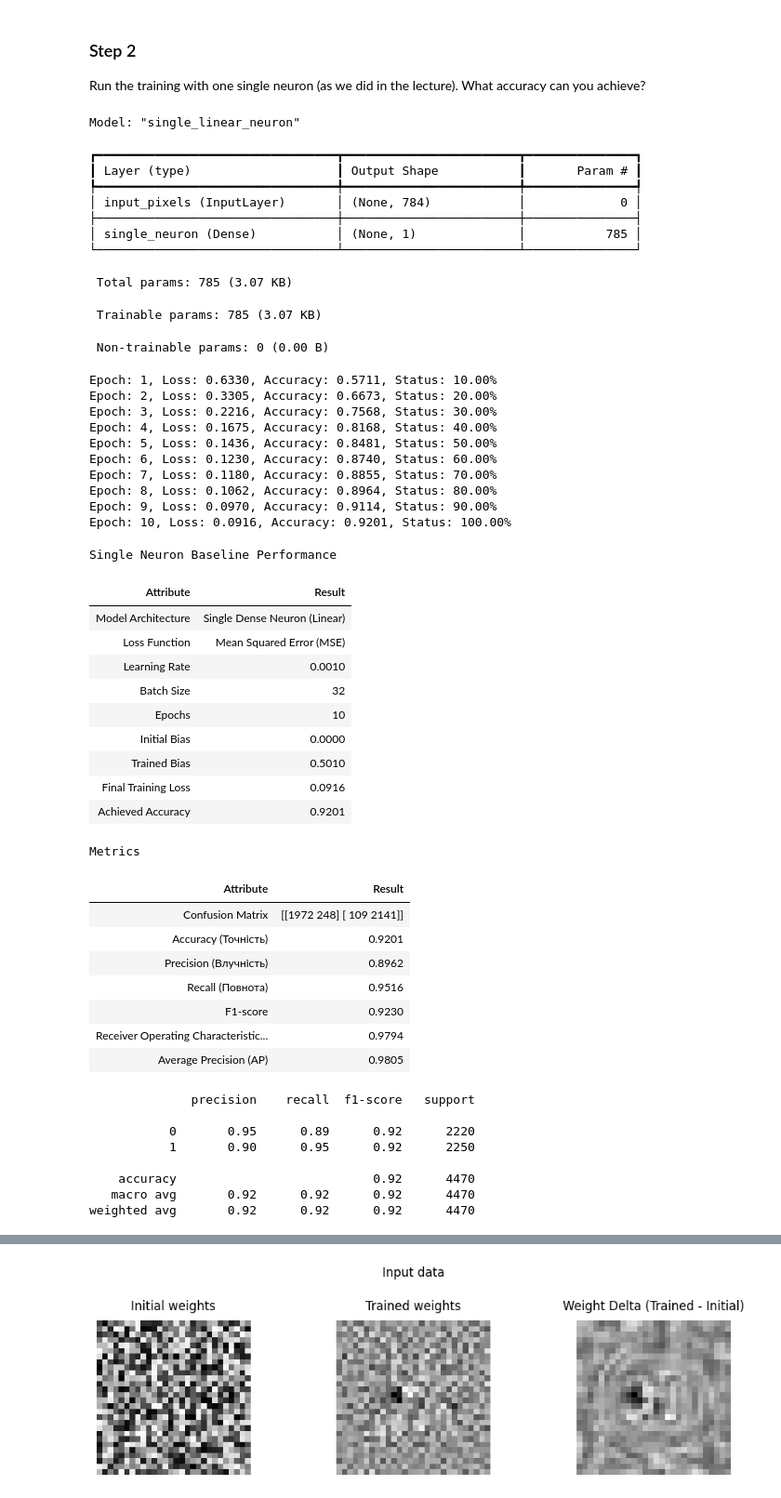
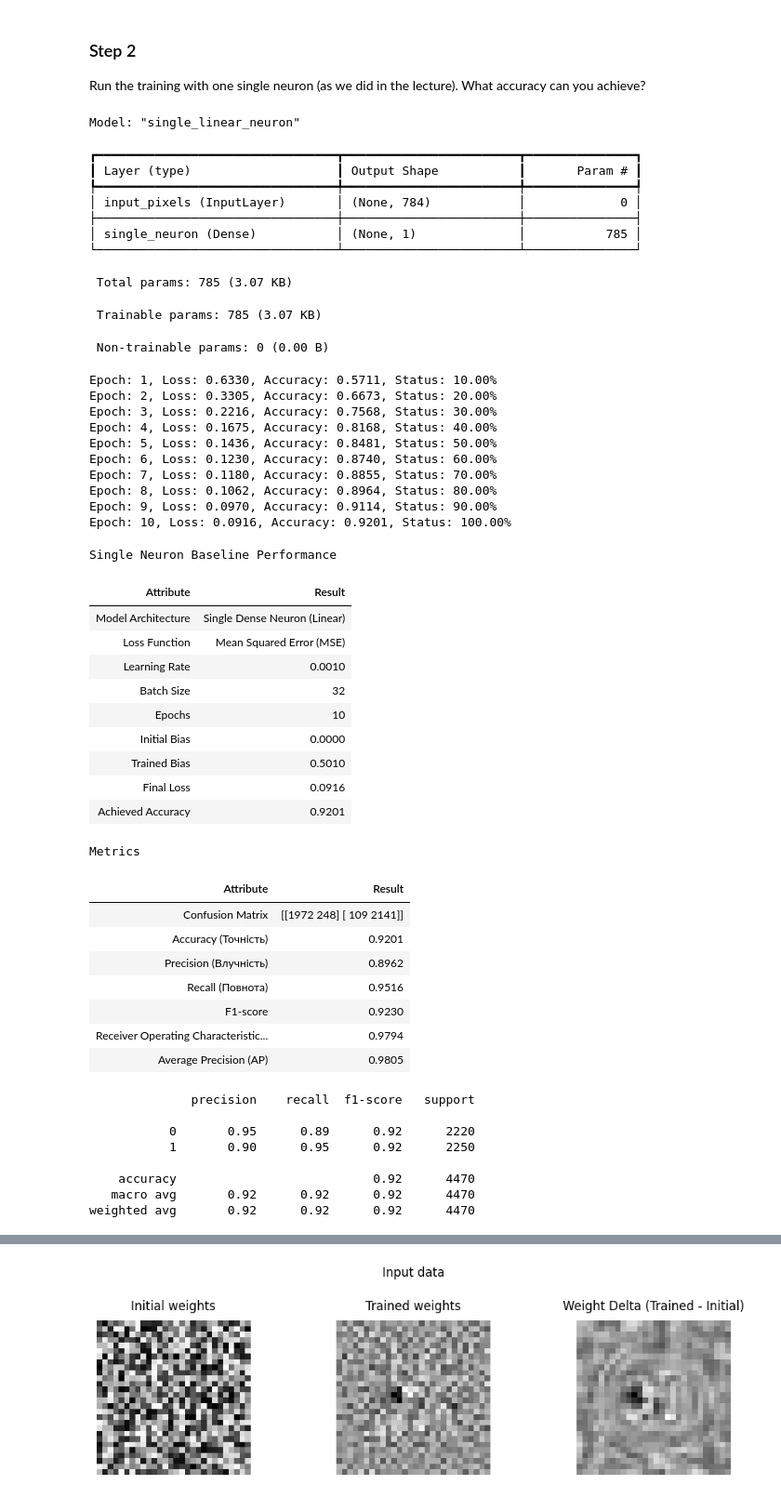
Before and after one commit to BogdanPinchuk/ComputerVision-PBY_HW12, a Jupyter notebook: Bohdan_Pinchuk_CV_HW12.ipynb, the cells around one changed output, grey strips where cells are left out. Shown at 93% size. Saved outputs shown, nothing was run; the diff lists cells and outputs as text; code cells hidden in the pictures.

```diff
--- a/Bohdan_Pinchuk_CV_HW12.ipynb
+++ b/Bohdan_Pinchuk_CV_HW12.ipynb
@@ -289,44 +289,44 @@ rp.add_item("Batch Size", str(batch_size))
 rp.add_item("Epochs", str(n_epochs))
 rp.add_item("Initial Bias", rp.format_value(float(bias_init[0])))
 rp.add_item("Trained Bias", rp.format_value(float(bias_trained[0])))
-rp.add_item("Final Training Loss", rp.format_value(losses_single[-1]))
+rp.add_item("Final Loss", rp.format_value(losses_single[-1]))
 rp.add_item("Achieved Accuracy", rp.format_value(accuracies_single[-1]))
 
 # Print results
-rp.print_pd_report(" Single Neuron Baseline Performance")
-_ = mn.calc_class_metrics(labels, labels_pred, labels_prob)
+rp.print_pd_report("Single Neuron Baseline Performance")
+df_metrics_single = mn.calc_class_metrics(labels, labels_pred, labels_prob)
 # %% [output]
 Model: "single_linear_neuron"
 ┏━━━━━━━━━━━━━━━━━━━━━━━━━━━━━━━━━┳━━━━━━━━━━━━━━━━━━━━━━━━┳━━━━━━━━━━━━━━━┓
 ┃ Layer (type)                    ┃ Output Shape           ┃       Param # ┃
 ┡━━━━━━━━━━━━━━━━━━━━━━━━━━━━━━━━━╇━━━━━━━━━━━━━━━━━━━━━━━━╇━━━━━━━━━━━━━━━┩
 │ input_pixels (InputLayer)       │ (None, 784)            │             0 │
 ├─────────────────────────────────┼────────────────────────┼───────────────┤
 │ single_neuron (Dense)           │ (None, 1)              │           785 │
 └─────────────────────────────────┴────────────────────────┴───────────────┘
  Total params: 785 (3.07 KB)
  Trainable params: 785 (3.07 KB)
  Non-trainable params: 0 (0.00 B)
 Epoch: 1, Loss: 0.6330, Accuracy: 0.5711, Status: 10.00%
 Epoch: 2, Loss: 0.3305, Accuracy: 0.6673, Status: 20.00%
 Epoch: 3, Loss: 0.2216, Accuracy: 0.7568, Status: 30.00%
 Epoch: 4, Loss: 0.1675, Accuracy: 0.8168, Status: 40.00%
 Epoch: 5, Loss: 0.1436, Accuracy: 0.8481, Status: 50.00%
 Epoch: 6, Loss: 0.1230, Accuracy: 0.8740, Status: 60.00%
 Epoch: 7, Loss: 0.1180, Accuracy: 0.8855, Status: 70.00%
 Epoch: 8, Loss: 0.1062, Accuracy: 0.8964, Status: 80.00%
 Epoch: 9, Loss: 0.0970, Accuracy: 0.9114, Status: 90.00%
 Epoch: 10, Loss: 0.0916, Accuracy: 0.9201, Status: 100.00%
 Single Neuron Baseline Performance
 | Attribute | Result |
 | Model Architecture | Single Dense Neuron (Linear) |
 | Loss Function | Mean Squared Error (MSE) |
 | Learning Rate | 0.0010 |
 | Batch Size | 32 |
 | Epochs | 10 |
 | Initial Bias | 0.0000 |
 | Trained Bias | 0.5010 |
-| Final Training Loss | 0.0916 |
+| Final Loss | 0.0916 |
 | Achieved Accuracy | 0.9201 |
 Metrics
 | Attribute | Result |
```
Also changed, not shown: parts of 3 cells of this notebook.
